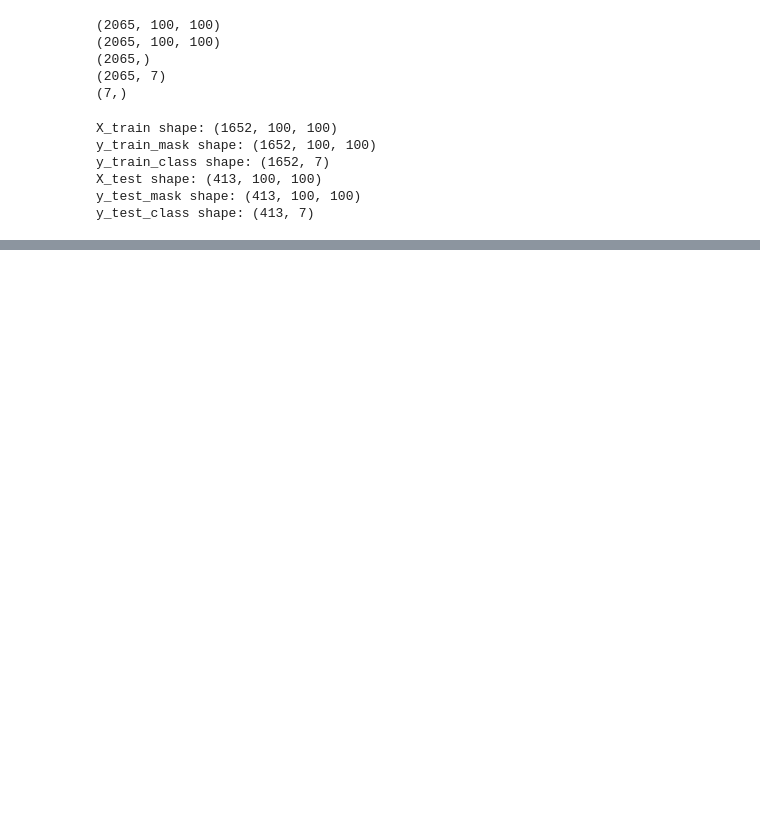
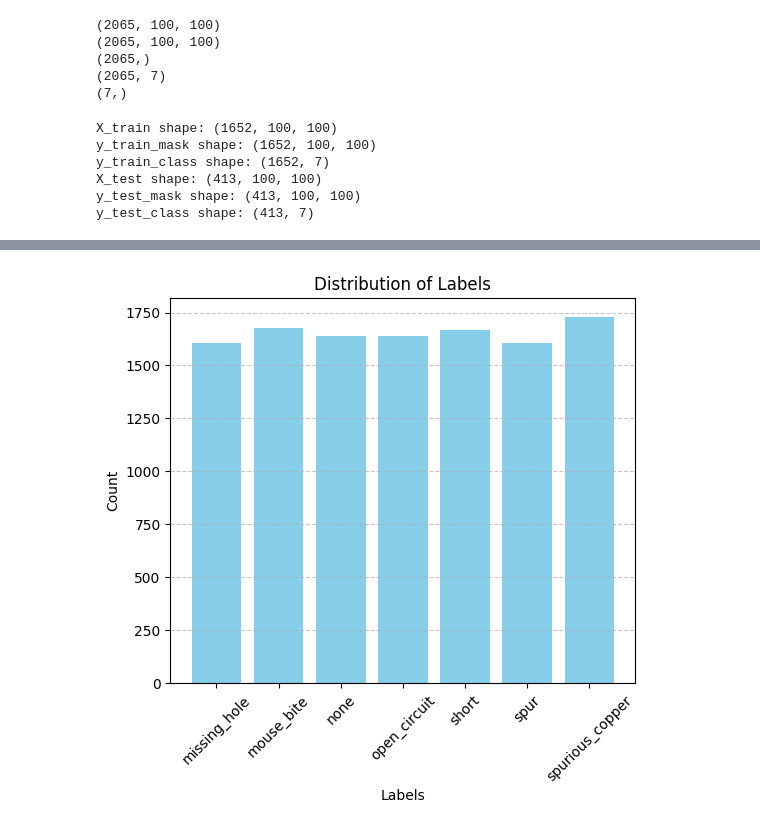
Before and after one commit to Faiza-Waheed/PCB_Defects_Detection, a Jupyter notebook: notebooks/data_preprocessing/3_Dataset_preprocessing.ipynb, the cells around one changed output, grey strips where cells are left out. Cells and saved outputs as stored; diff of their text form; code cells hidden in the pictures; blank space fills up the shorter version.

```diff
--- a/notebooks/data_preprocessing/3_Dataset_preprocessing.ipynb
+++ b/notebooks/data_preprocessing/3_Dataset_preprocessing.ipynb
@@ -357,6 +360,7 @@ for i, label in enumerate(filtered_labels):
 encoder = LabelEncoder()
 
 y_class_labels_encoded = encoder.fit_transform(filtered_labels)
+labels = encoder.classes_
 filtered_y_categorical = to_categorical(y_class_labels_encoded)
 # %%
 combined_data = []
@@ -405,0 +594,2 @@ y_test_class shape: (413, 7)
+# %%
+X_train_augmented, y_train_mask_augmented, y_train_class_augmented = augment_data(X_train, y_train_mask, y_train_class)
@@ -405,0 +604,7 @@ y_test_class shape: (413, 7)
+# %%
+augmented_classes = np.argmax(y_train_class_augmented, axis=1)
+# %%
+y_train_unique_labels, y_train_label_counts = np.unique(augmented_classes, return_counts=True)
+
+for label, count in zip(y_train_unique_labels, y_train_label_counts):
+    print(f"Label: {labels[label]}, Count: {count}")
@@ -406,3 +619,14 @@ y_test_class shape: (413, 7)
+# %%
+plt.figure(figsize=(6, 5))
+plt.bar(labels[y_train_unique_labels], y_train_label_counts, color='skyblue')
+plt.xlabel('Labels')
+plt.ylabel('Count')
+plt.title('Distribution of Labels')
+plt.xticks(rotation=45)
+plt.grid(axis='y', linestyle='--', alpha=0.7)
+plt.show()
+# %% [output]
+[figure, added]
 # %%
 # to save the filtered, augmented dataset to disk
 def save_data_to_disk(X, y_mask, y_class, filepath):
```
Also changed, not shown: parts of 9 cells of this notebook, 2 other files.
